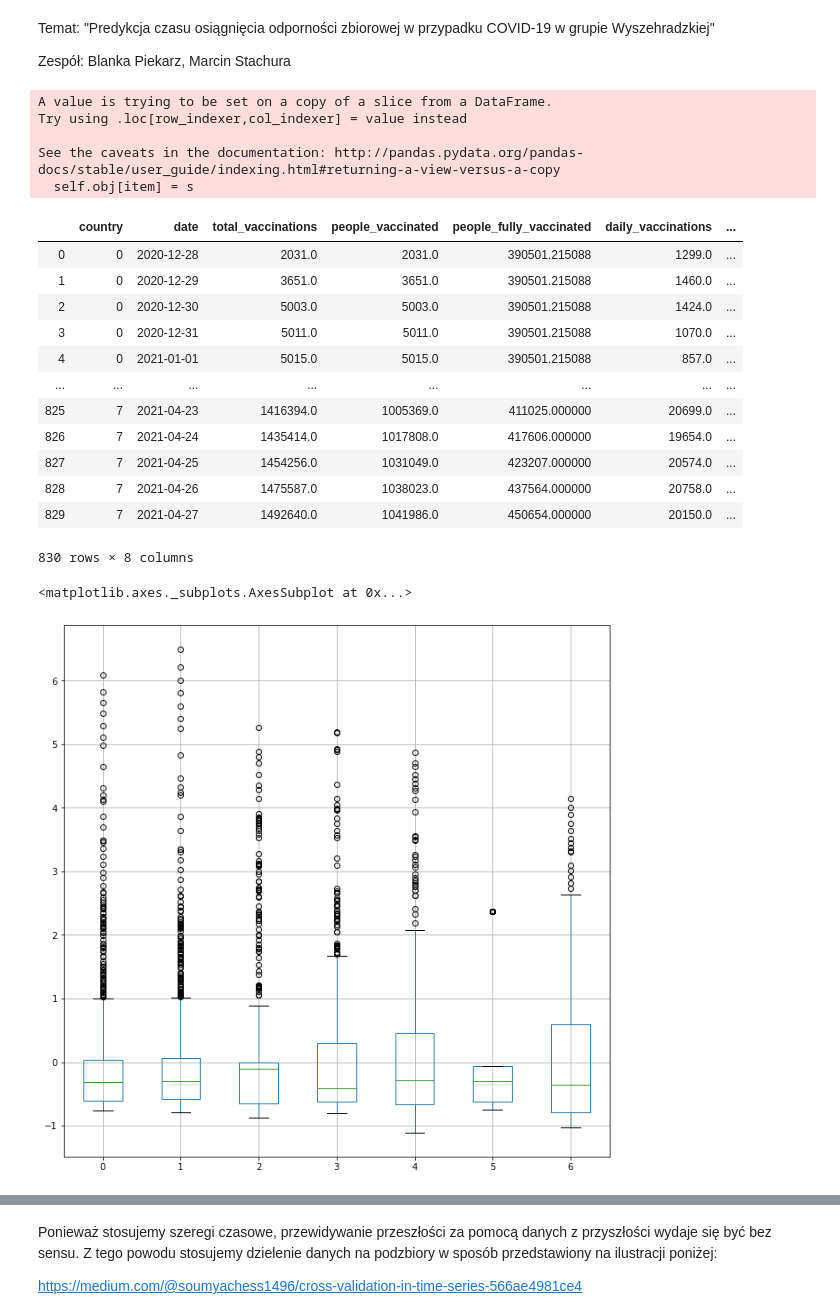
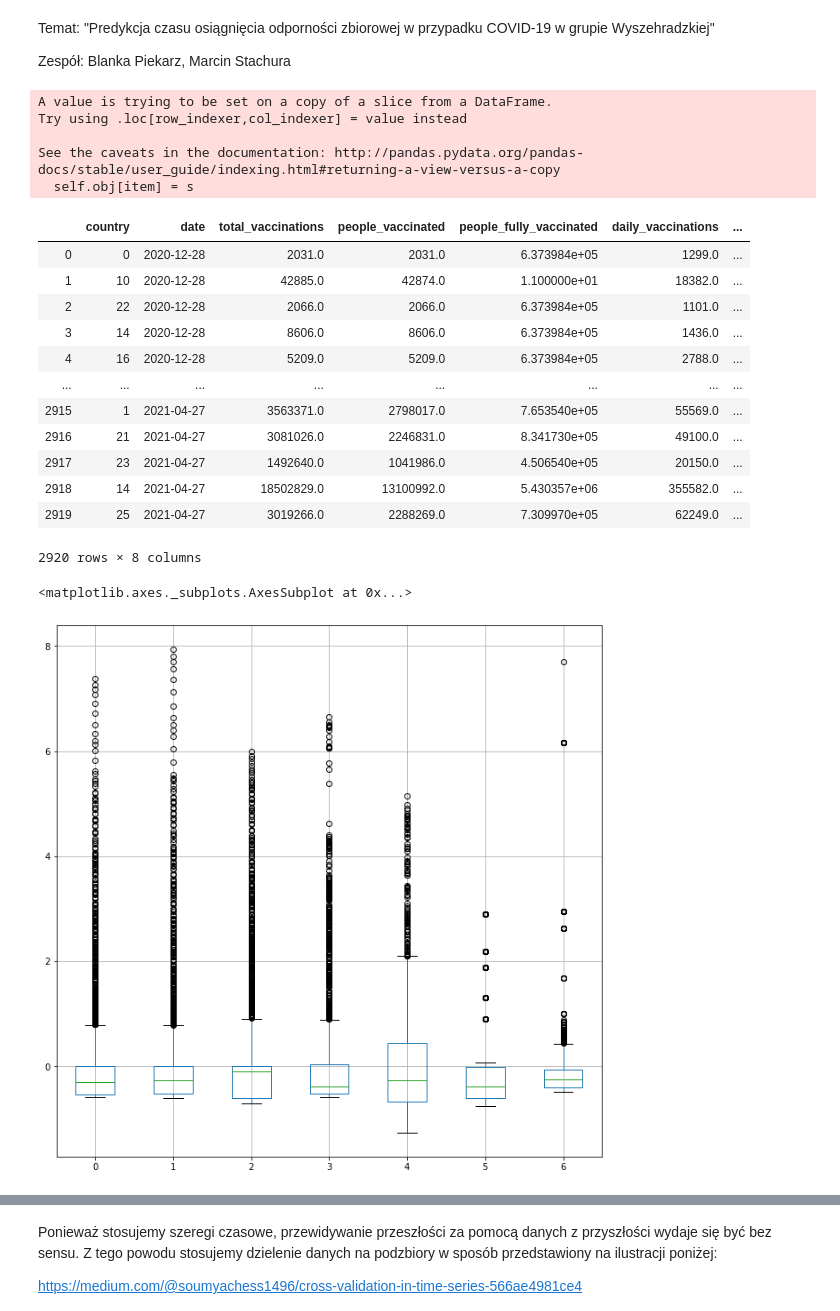
Before and after one commit to cinekpl97/knowledge-discovery-methods-vaccination-prediction, a Jupyter notebook: covid_vaccination.ipynb, the cells around one changed output, grey strips where cells are left out. Cells and saved outputs as stored; diff of their text form; code cells hidden in the pictures.

```diff
--- a/covid_vaccination.ipynb
+++ b/covid_vaccination.ipynb
@@ -20,46 +20,47 @@ data = data[data['daily_vaccinations'].notna()]
 
 #  ---- ADD POPULATION -----
 df_population = pd.read_csv("population.csv", delimiter=',', sep=',', header=2, usecols=['Country Name', '2019'])
 df_population.loc[df_population['Country Name'] == 'Slovak Republic', 'Country Name'] = 'Slovakia'
 
 for i in range(0,len(df_population)):
     data.loc[data['country'] == df_population.loc[i, 'Country Name'], 'population'] = df_population.loc[i, '2019']
 
 #  ---- VISEGRAD STATISTICS / FILL NaN -----
-visegrad_countries = ['Austria', 'Belgium', 'Bulgaria', 'Croatia', 'Czech Republic', 'Hungary', 'Poland', 'Slovakia']
+visegrad_countries = ['Austria', 'Belgium', 'Bulgaria', 'Croatia', 'Cyprus', 'Czech Republic', 'Denmark', 'Estonia', 'Finland','France','Germany', 'Greece', 'Hungary', 'Ireland', 'Italy', 'Latvia', 'Lithuania', 'Luxembourg', 'Malta', 'Netherlands', 'Poland', 'Portugal', 'Romania', 'Slovakia', 'Spain', 'Sweden']
 visegrad_data = data[data['country'].isin(visegrad_countries)]
 for i in range(0, len(visegrad_countries)):
     visegrad_data.loc[visegrad_data['country'] == visegrad_countries[i], 'country'] = i
 
+visegrad_data = visegrad_data.sort_values(by=['date'])
 visegrad_data = visegrad_data.reset_index(drop=True)
 
 import datetime as dt
 visegrad_data['date'] = pd.to_datetime(visegrad_data['date'])
 
 date_column = visegrad_data['date'].copy()
 country_column = visegrad_data['country'].copy()
 
 visegrad_data = visegrad_data.fillna(visegrad_data.mean())
 visegrad_data
 # %% [output]
 A value is trying to be set on a copy of a slice from a DataFrame.
 Try using .loc[row_indexer,col_indexer] = value instead
 
 See the caveats in the documentation: http://pandas.pydata.org/pandas-docs/stable/user_guide/indexing.html#returning-a-view-versus-a-copy
   self.obj[item] = s
 |  | country | date | total_vaccinations | people_vaccinated | people_fully_vaccinated | daily_vaccinations | ... |
-| 0 | 0 | 2020-12-28 | 2031.0 | 2031.0 | 390501.215088 | 1299.0 | ... |
-| 1 | 0 | 2020-12-29 | 3651.0 | 3651.0 | 390501.215088 | 1460.0 | ... |
-| 2 | 0 | 2020-12-30 | 5003.0 | 5003.0 | 390501.215088 | 1424.0 | ... |
-| 3 | 0 | 2020-12-31 | 5011.0 | 5011.0 | 390501.215088 | 1070.0 | ... |
-| 4 | 0 | 2021-01-01 | 5015.0 | 5015.0 | 390501.215088 | 857.0 | ... |
+| 0 | 0 | 2020-12-28 | 2031.0 | 2031.0 | 6.373984e+05 | 1299.0 | ... |
+| 1 | 10 | 2020-12-28 | 42885.0 | 42874.0 | 1.100000e+01 | 18382.0 | ... |
+| 2 | 22 | 2020-12-28 | 2066.0 | 2066.0 | 6.373984e+05 | 1101.0 | ... |
+| 3 | 14 | 2020-12-28 | 8606.0 | 8606.0 | 6.373984e+05 | 1436.0 | ... |
+| 4 | 16 | 2020-12-28 | 5209.0 | 5209.0 | 6.373984e+05 | 2788.0 | ... |
 | ... | ... | ... | ... | ... | ... | ... | ... |
-| 825 | 7 | 2021-04-23 | 1416394.0 | 1005369.0 | 411025.000000 | 20699.0 | ... |
-| 826 | 7 | 2021-04-24 | 1435414.0 | 1017808.0 | 417606.000000 | 19654.0 | ... |
-| 827 | 7 | 2021-04-25 | 1454256.0 | 1031049.0 | 423207.000000 | 20574.0 | ... |
-| 828 | 7 | 2021-04-26 | 1475587.0 | 1038023.0 | 437564.000000 | 20758.0 | ... |
-| 829 | 7 | 2021-04-27 | 1492640.0 | 1041986.0 | 450654.000000 | 20150.0 | ... |
+| 2915 | 1 | 2021-04-27 | 3563371.0 | 2798017.0 | 7.653540e+05 | 55569.0 | ... |
+| 2916 | 21 | 2021-04-27 | 3081026.0 | 2246831.0 | 8.341730e+05 | 49100.0 | ... |
+| 2917 | 23 | 2021-04-27 | 1492640.0 | 1041986.0 | 4.506540e+05 | 20150.0 | ... |
+| 2918 | 14 | 2021-04-27 | 18502829.0 | 13100992.0 | 5.430357e+06 | 355582.0 | ... |
+| 2919 | 25 | 2021-04-27 | 3019266.0 | 2288269.0 | 7.309970e+05 | 62249.0 | ... |
-830 rows × 8 columns
+2920 rows × 8 columns
 # %%
 #  ---- STANDARDIZATION ----
 visegrad_data['total_vaccinations_percentage'] = visegrad_data['total_vaccinations']/visegrad_data['population']
@@ -76,7 +77,7 @@ dr = pd.DataFrame(X_standard_scaler)
 dr.boxplot()
 # %% [output]
 <matplotlib.axes._subplots.AxesSubplot at 0x...>
-[figure, old version]
+[figure, new version]
 # %%
 #  ---- STANDARDIZATION - USING SKLEARN ----
 from sklearn import preprocessing
```
Also changed, not shown: parts of 8 cells of this notebook.
